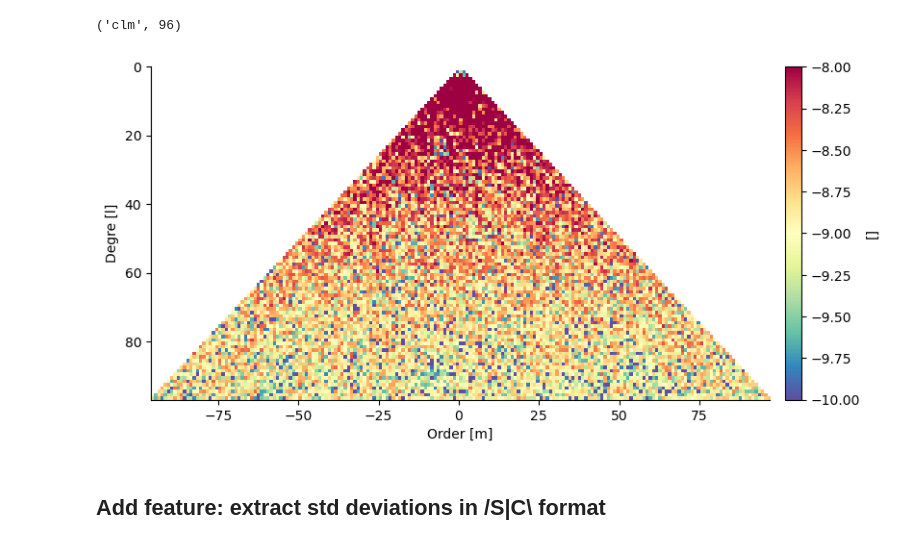
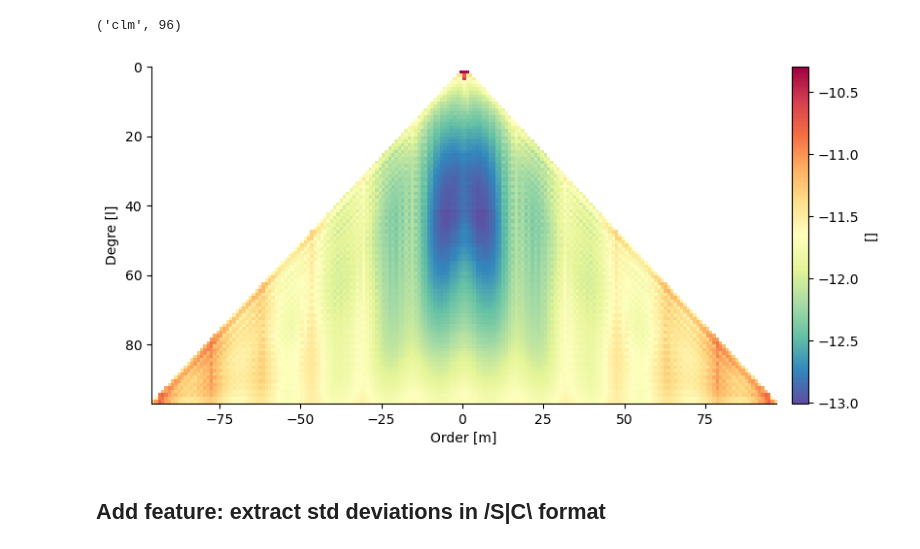
Before and after one commit to GESS-research-group/pyshbundle, a Jupyter notebook: notebooks/testing_different_sources.ipynb, the cells around one changed output. Drawn from its saved outputs; the diff is of its cells as text; code cells hidden in the pictures.

```diff
--- a/notebooks/testing_different_sources.ipynb
+++ b/notebooks/testing_different_sources.ipynb
@@ -165,7 +209,7 @@ But unlike other two function which return
 
 `reader_replacer_itsg` only returns 3 args - data, start date and num of files
 # %%
-jpl_sc = pyshbundle.clm2sc.clm2sc(jpl_clm)
+itsg_sc, itsg_dev_sc = pyshbundle.clm2sc.clm2sc(itsg_clm)
 # %% [output]
 Conversion into clm format complete
 # %%
@@ -215,7 +276,7 @@ array([-96.        , -74.66666667, -53.33333333, -32.        ,
        -10.66666667,  10.66666667,  32.        ,  53.33333333,
         74.66666667,  96.        ])
 # %%
-jpl_cs = pyshbundle.clm2cs.clm2cs(jpl_clm)
+jpl_cs = pyshbundle.clm2cs.clm2cs(itsg_clm)
 # %% [output]
 Conversion into clm format complete
 # %%
@@ -326,7 +387,7 @@ def sctriplot(scmat: np.ndarray | list, lmax: int, figsize: tuple, units=''):
     fig, ax = plt.subplots(figsize=figsize)
 
     # using masked array to avoid log(0) error
-    im = ax.imshow(np.ma.log10(np.abs(scmat)), cmap='Spectral_r', extent=[-lmax, lmax+1, lmax+1, 0], vmax=-8, vmin=-10) # drawing the function
+    im = ax.imshow(np.ma.log10(np.abs(scmat)), cmap='Spectral_r', extent=[-lmax, lmax+1, lmax+1, 0], ) # drawing the function
 
     ax.set_aspect('auto')
 
@@ -341,10 +402,10 @@ def sctriplot(scmat: np.ndarray | list, lmax: int, figsize: tuple, units=''):
     return fig, ax
 # %%
 figsize = (10, 4.5)
-fig, ax = sctriplot(jpl_sc[1, :, :], lmax=96, figsize=figsize)
+fig, ax = sctriplot(itsg_dev_sc[150], lmax=96, figsize=figsize)
 plt.show()
 # %% [output]
-[figure, old version]
+[figure, new version]
 # %%
 a = np.ma.log10(np.abs(jpl_sc[10, :, :]))
 # %%
```
Also changed, not shown: parts of 9 cells of this notebook, 46 other files.
